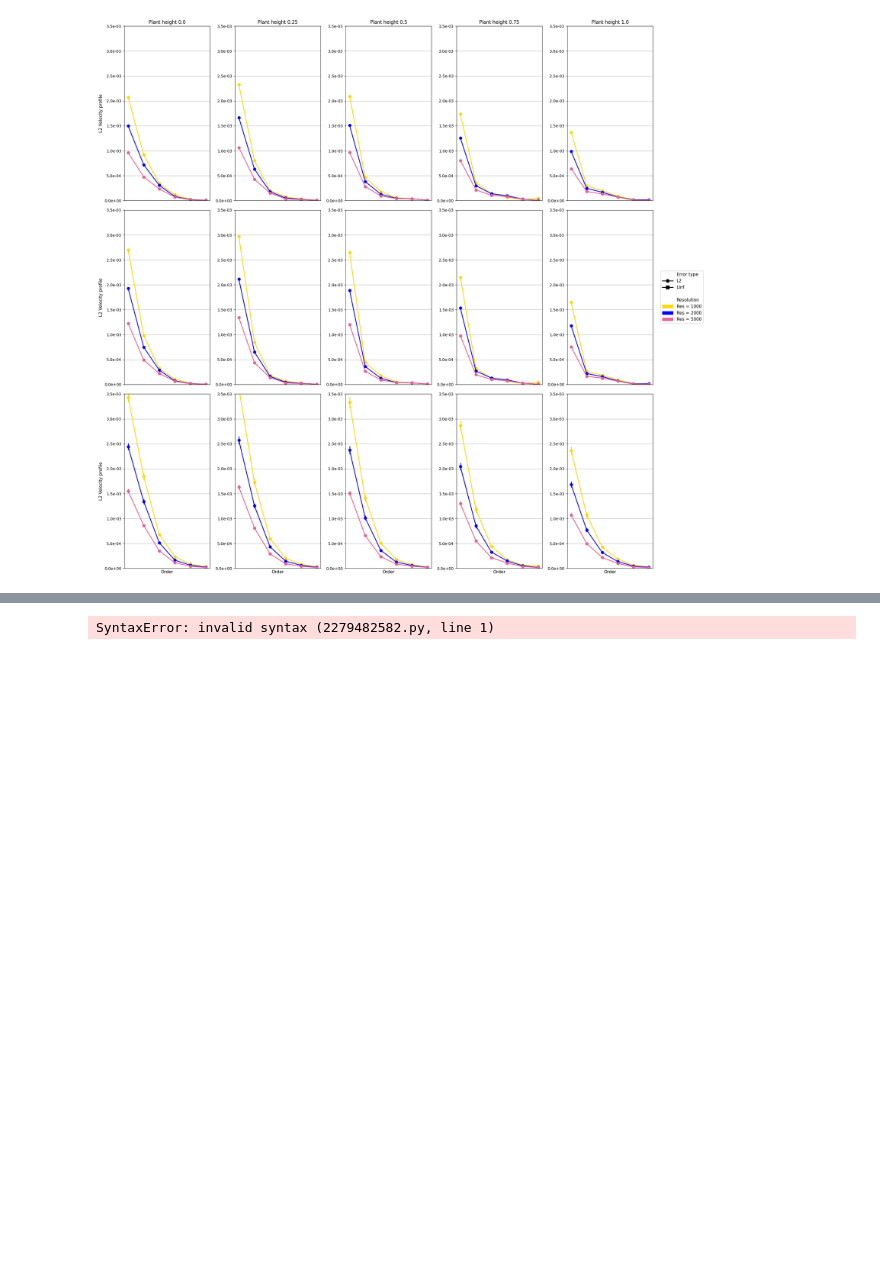
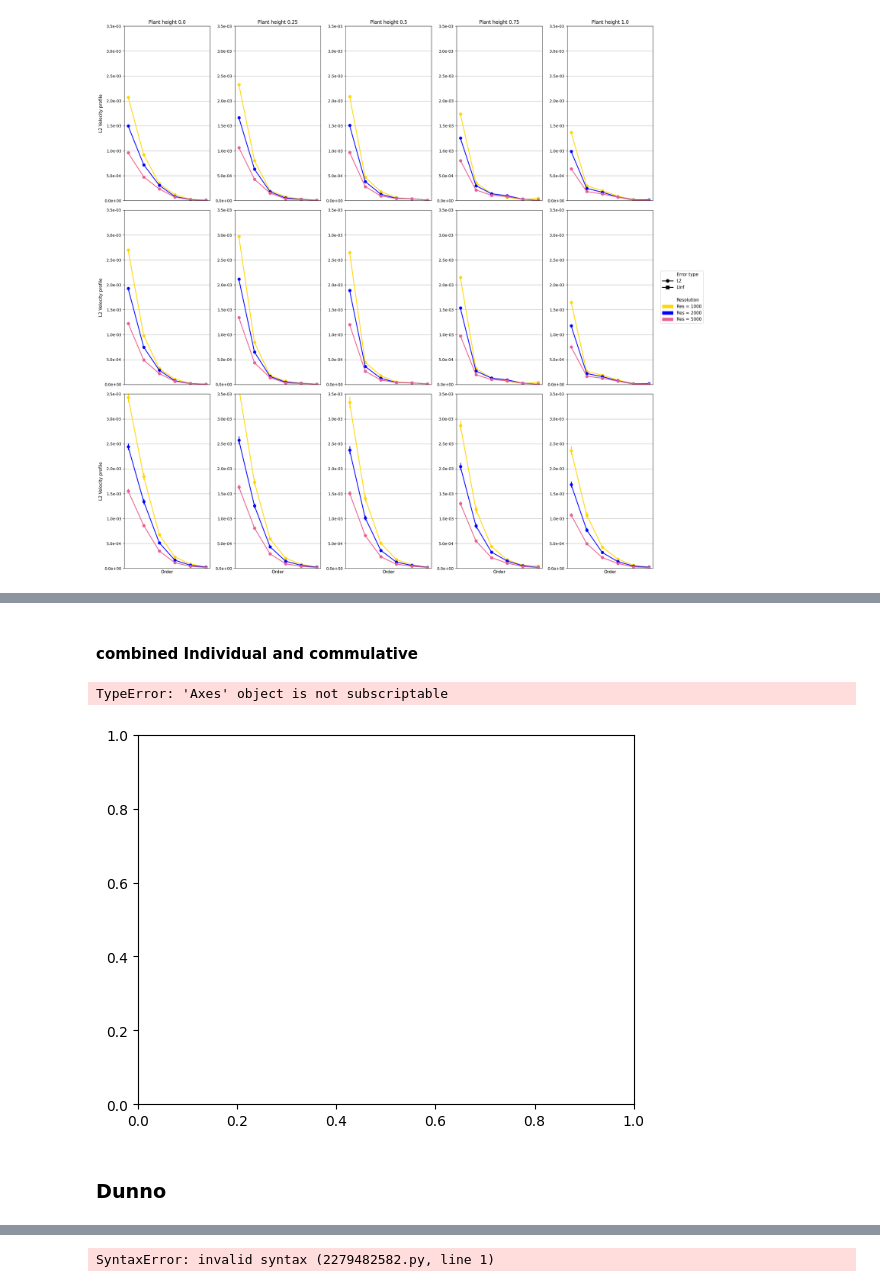
Before and after one commit to OmarGL-rug/bsc-thesis-SWME, a Jupyter notebook: SpatiallyAdaptiveMomentModels/Nonlinear-systems/plots.ipynb, the cells around one changed output, grey strips where cells are left out. Saved outputs shown, nothing was run; the diff lists cells and outputs as text; code cells hidden in the pictures; blank space fills up the shorter version.

```diff
--- a/SpatiallyAdaptiveMomentModels/Nonlinear-systems/plots.ipynb
+++ b/SpatiallyAdaptiveMomentModels/Nonlinear-systems/plots.ipynb
@@ -240,0 +345,43 @@ fig.tight_layout()
+# %% [markdown]
+#### combined Individual and commulative
+# %%
+fig, axs = plt.subplots(1,2)
+
+cummulative_time = []
+for resolution in resolution_list:
+
+    mask = (data_time["Plant Height"] == 1.0) & (data_time["Resolution"] == resolution)
+
+    axs[0].plot(data_time.loc[mask,"Order"], data_time.loc[mask, "Time"] / 3600,
+                linestyle='-',
+                color=color_map[resolution],
+                marker=marker_map[error_type],
+                label=f"Resolution: {int(resolution)}")
+
+    cummulative_time.append(data_time.loc[mask, "Time"].sum() / 3600)
+
+axs[1].plot(resolution_list, cummulative_time,
+                linestyle='-',
+                marker=".",
+                color="black")
+
+axs[0].set_title("Order vs Computation Time")
+axs[0].set_xlabel("Order")
+axs[0].set_ylabel("Time (hours)")
+
+axs[1].set_title("Total Computation Time per resolution")
+axs[1].set_xlabel('Resolution')
+axs[1].set_ylabel("Cummulative Time (hours)")
+axs[0].legend()
+for ax in axs.flatten():
+    ax.grid()
+
+fig.suptitle("Plant height 1.0", fontsize=11, fontweight='bold')
+fig.tight_layout()
+
+plt.show()
+# %% [output]
+TypeError: 'Axes' object is not subscriptable
+[figure, added]
+# %% [markdown]
+### Dunno
```
Also changed, not shown: parts of 19 cells of this notebook, 2 other files.
